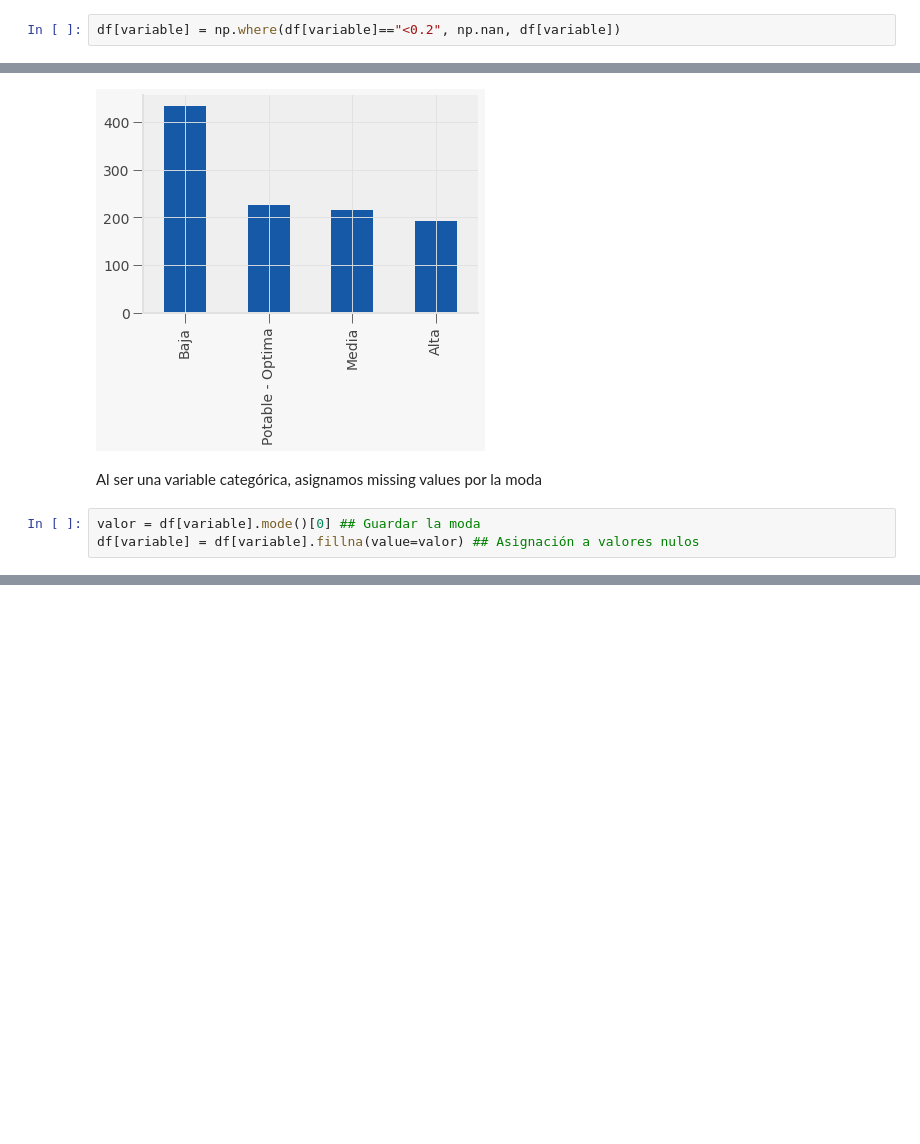
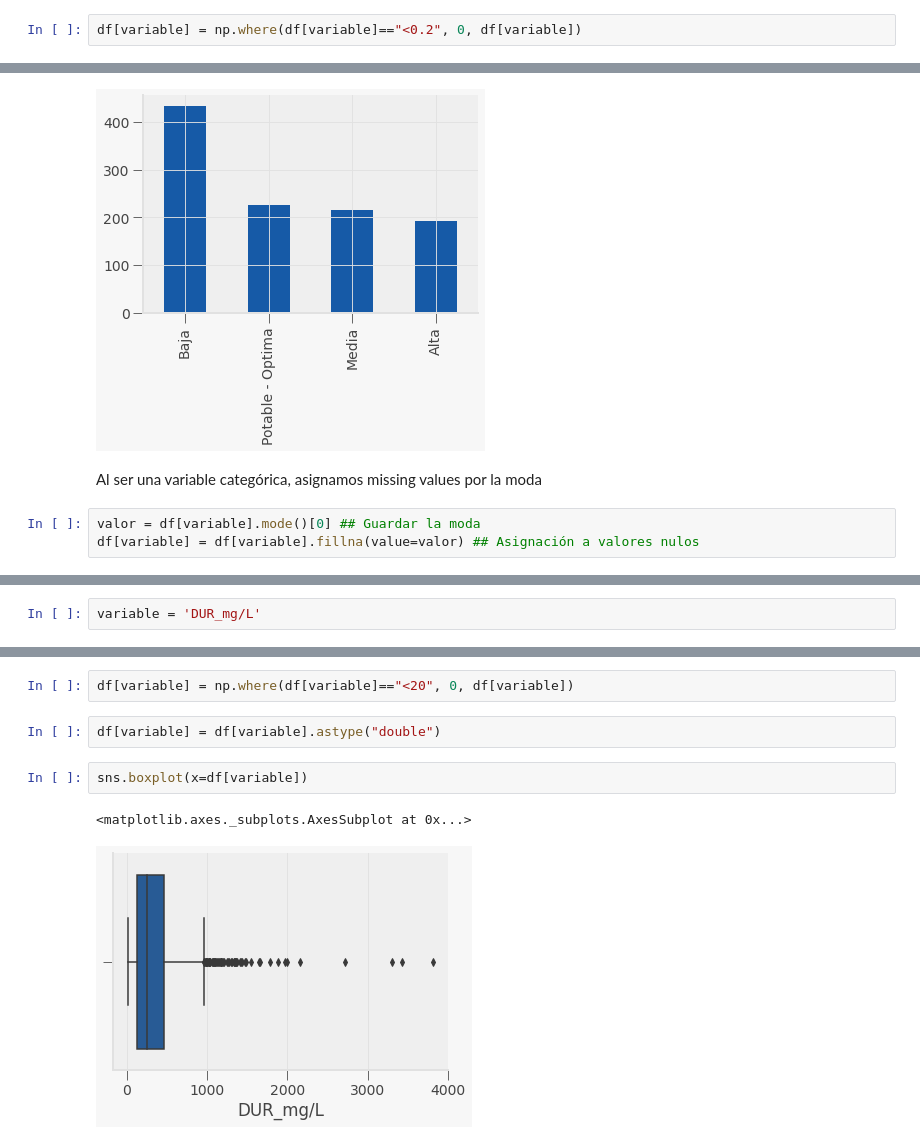
Before and after one commit to PosgradoMNA/actividades-del-projecto-equipo_88, a Jupyter notebook: Reto_Eq_88.ipynb, the cells around one changed output, grey strips where cells are left out. Drawn from its saved outputs; the diff is of its cells as text; blank space fills up the shorter version.

```diff
--- a/Reto_Eq_88.ipynb
+++ b/Reto_Eq_88.ipynb
@@ -645,7 +647,7 @@ for i in df[[variable]]:
 # %% [output]
 Columna FLUORUROS_mg/L es un dato tipo object con 862 valores únicos. Algunos ejemplos son: ['0.9766' '0.9298' '1.8045' '1.1229' '0.2343'] Y presenta 0.0 % valores nulos
 # %%
-df[variable] = np.where(df[variable]=="<0.2", np.nan, df[variable])
+df[variable] = np.where(df[variable]=="<0.2", 0, df[variable])
 # %%
 df[variable] = df[variable].astype("double")
 # %%
@@ -693,0 +698,2 @@ df[variable] = df[variable].fillna(value=valor) ## Asignación a valores nulos
+# %%
+variable = 'DUR_mg/L'
@@ -693,0 +705,9 @@ df[variable] = df[variable].fillna(value=valor) ## Asignación a valores nulos
+# %%
+df[variable] = np.where(df[variable]=="<20", 0, df[variable])
+# %%
+df[variable] = df[variable].astype("double")
+# %%
+sns.boxplot(x=df[variable])
+# %% [output]
+<matplotlib.axes._subplots.AxesSubplot at 0x...>
+[figure, added]
```
Also changed, not shown: parts of 303 cells of this notebook.
